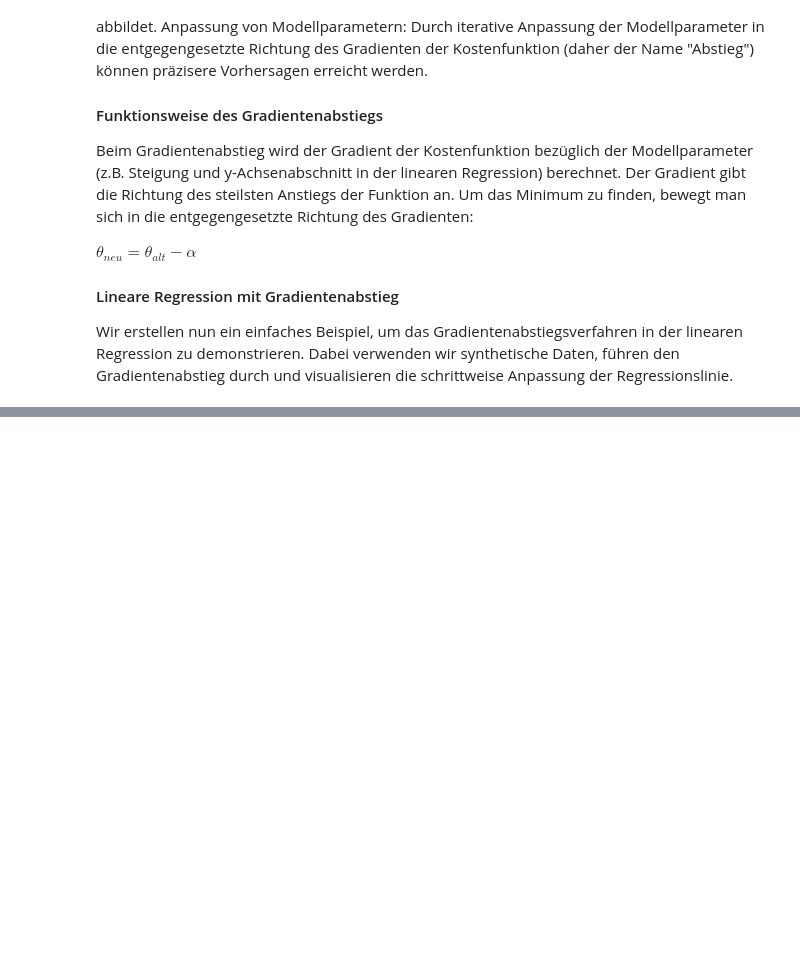
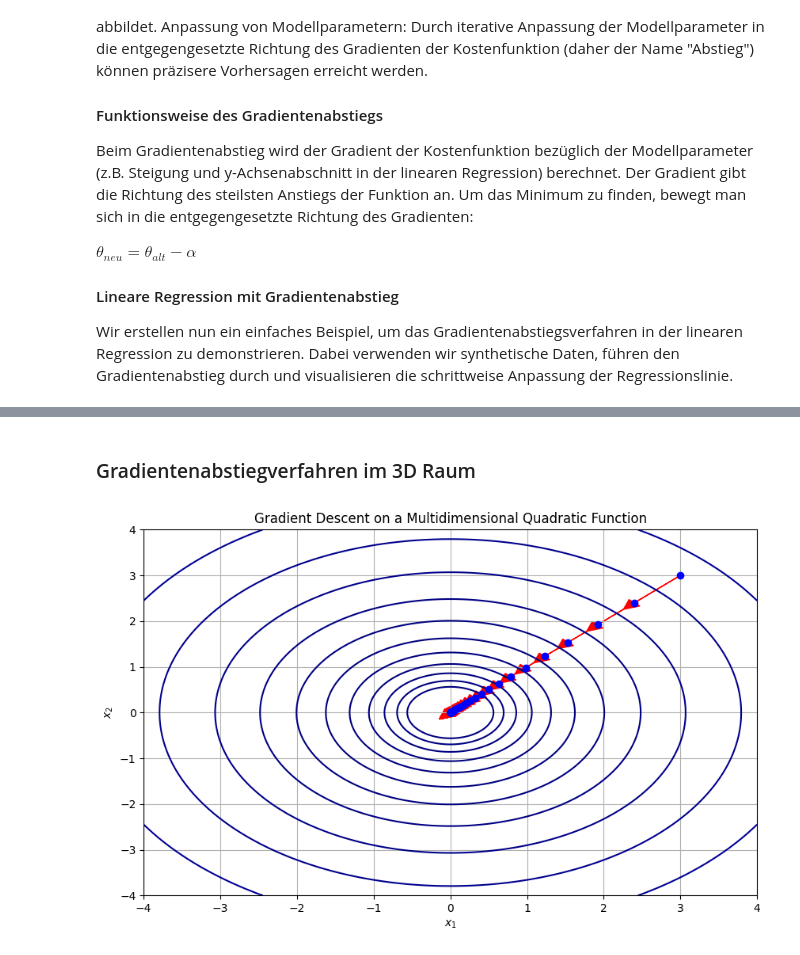
Before and after one commit to DataWithDino/Machine-Learning-Uni, a Jupyter notebook: Mathematische Zusammenfassung/3_LineareRegression.ipynb, the cells around one changed output, grey strips where cells are left out. Saved outputs shown, nothing was run; the diff lists cells and outputs as text; code cells hidden in the pictures; blank space fills up the shorter version.

```diff
--- a/Mathematische Zusammenfassung/3_LineareRegression.ipynb
+++ b/Mathematische Zusammenfassung/3_LineareRegression.ipynb
@@ -149,0 +337,54 @@ Wir erstellen nun ein einfaches Beispiel, um das Gradientenabstiegsverfahren in
+# %% [markdown]
+### Gradientenabstiegverfahren im 3D Raum
+# %%
+
+# Multidimensional quadratic function and its gradient
+def f(x1, x2):
+    return x1**2 + x2**2
+
+def f_grad(x1, x2):
+    return np.array([2 * x1, 2 * x2])
+
+# Gradient Descent parameters
+learning_rate = 0.1
+n_iterations = 50
+start_point = np.array([3, 3])
+
+# Perform Gradient Descent
+x = start_point
+points = [x]
+
+for i in range(n_iterations):
+    gradient = f_grad(x[0], x[1])
+    x = x - learning_rate * gradient
+    points.append(x)
+
+# Prepare points for plotting arrows
+points = np.array(points)
+
+# Generate grid for contour plot
+x1_vals = np.linspace(-4, 4, 400)
+x2_vals = np.linspace(-4, 4, 400)
+x1, x2 = np.meshgrid(x1_vals, x2_vals)
+z = f(x1, x2)
+
+# Plot the contour of the function
+plt.figure(figsize=(10, 6))
+plt.contour(x1, x2, z, levels=np.logspace(-0.5, 3, 20), cmap='jet')
+plt.xlabel('$x_1$')
+plt.ylabel('$x_2$')
+plt.title('Gradient Descent on a Multidimensional Quadratic Function')
+
+# Plot the gradient descent steps with arrows
+for i in range(len(points) - 1):
+    plt.arrow(points[i][0], points[i][1],
+              points[i + 1][0] - points[i][0], points[i + 1][1] - points[i][1],
+              head_width=0.2, head_length=0.2, fc='red', ec='red')
+
+# Plot the points
+plt.plot(points[:, 0], points[:, 1], 'bo')
+
+plt.grid(True)
+plt.show()
+# %% [output]
+[figure, added]
```
Also changed, not shown: parts of 16 cells of this notebook, 1 other file.
